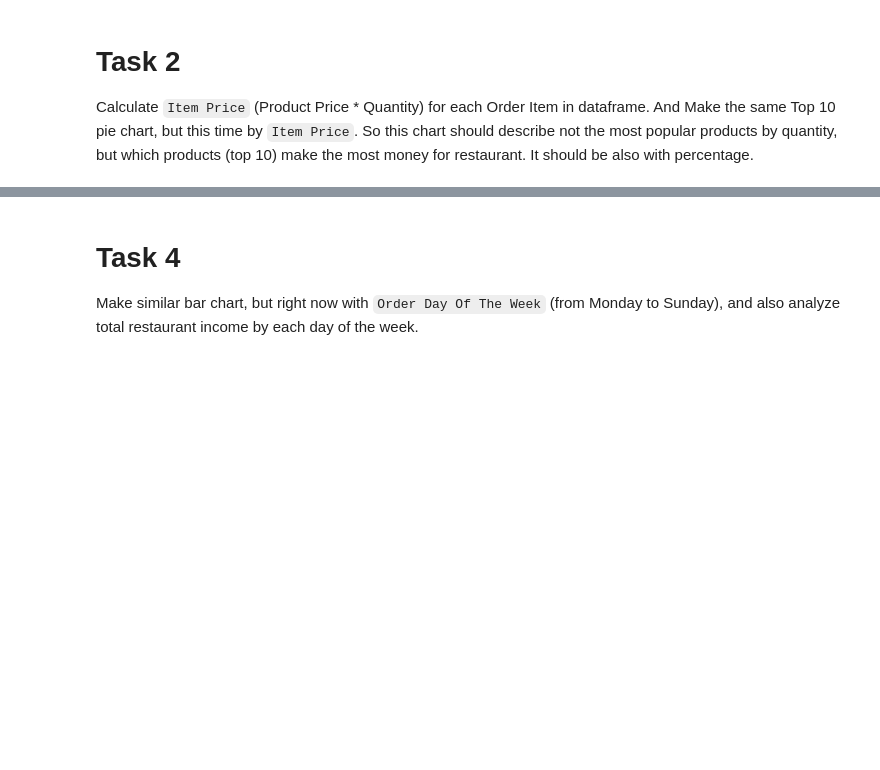
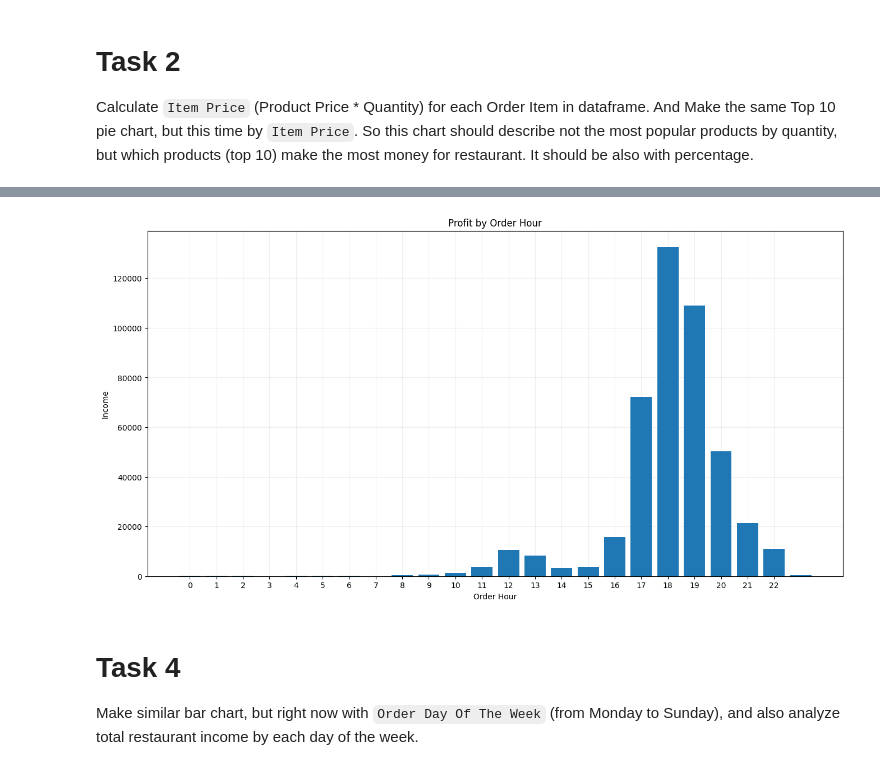
Before and after one commit to mate-academy/py-restaurant-data-analysis, a Jupyter notebook: app/main.ipynb, the cells around one changed output, grey strips where cells are left out. Saved outputs shown, nothing was run; the diff lists cells and outputs as text; code cells hidden in the pictures; blank space fills up the shorter version.

```diff
--- a/app/main.ipynb
+++ b/app/main.ipynb
@@ -73,3 +70,20 @@ Example:
+# %%
+df["hour"] = df["datetime"].dt.hour
+sales_by_hours = df.groupby("hour")["item_price"].sum()
+
+plt.figure(figsize=(16, 8))
+plt.bar(sales_by_hours.index, sales_by_hours.values, zorder=2)
+plt.xticks(range(len(sales_by_hours)))
+
+plt.title("Profit by Order Hour")
+plt.xlabel("Order Hour")
+plt.ylabel("Income")
+
+plt.grid(True, alpha=0.2, zorder=0)
+
+plt.show()
+# %% [output]
+[figure, added]
 # %% [markdown]
 # Task 4
 Make similar bar chart, but right now with `Order Day Of The Week` (from Monday to Sunday), and also analyze total restaurant income by each day of the week.
```
Also changed, not shown: parts of 5 cells of this notebook.
